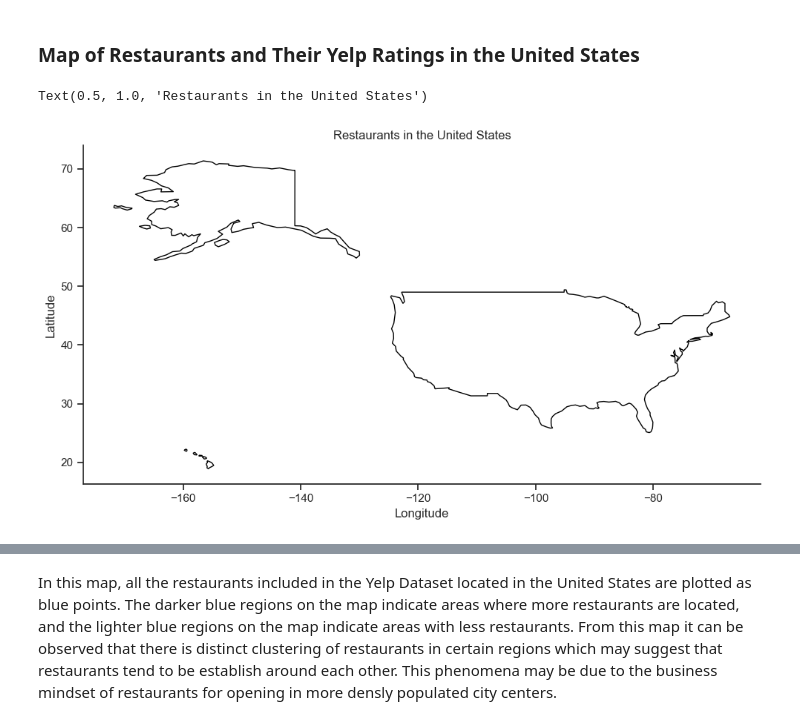
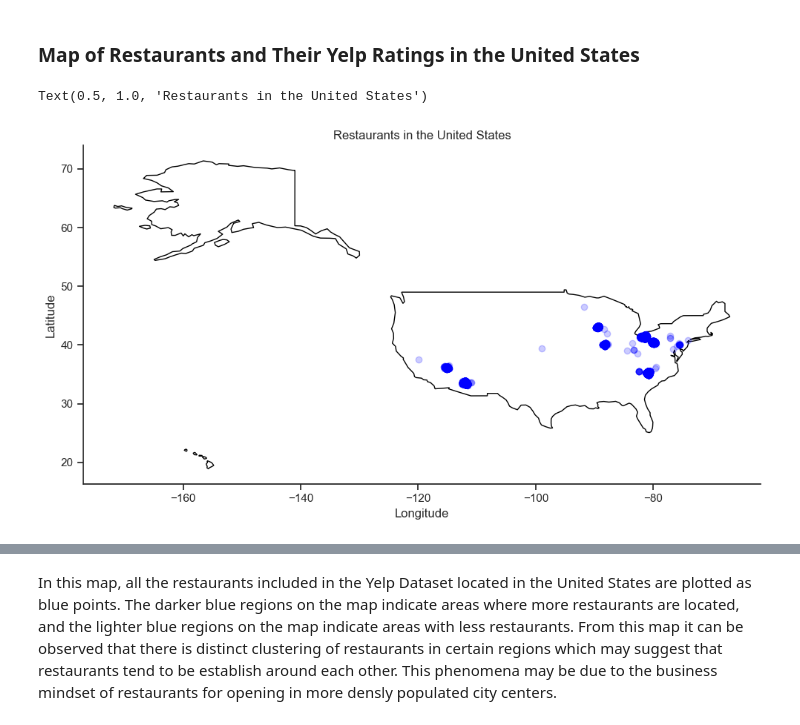
Before and after one commit to vvickychan/yelp-code, a Jupyter notebook: yelp.ipynb, the cells around one changed output, grey strips where cells are left out. Cells and saved outputs as stored; diff of their text form; code cells hidden in the pictures.

```diff
--- a/yelp.ipynb
+++ b/yelp.ipynb
@@ -650,26 +634,28 @@ plt.show()
 # %%
 world = gpd.read_file(gpd.datasets.get_path("naturalearth_lowres"))
 world = world.set_index("iso_a3")
+
+states_interested = ['AZ', 'PA', 'SC', 'IL', 'NC', 'NV', 'OH', 'WI']
 
 # plotting a worldmap
 fig, gax = plt.subplots(figsize=(10,10))
 world.query("name == 'United States of America'").plot(ax=gax, edgecolor='black',color='white', markersize=5)
 
 # restaurants
-df = df2_business[df2_business.state.isin(us_states)]
+df = df2_business[df2_business.state.isin(states_interested)]
 df["coordinates"] = list(zip(df.longitude, df.latitude))
 df["coordinates"] = df["coordinates"].apply(Point)
 gdf = gpd.GeoDataFrame(df, geometry="coordinates")
 
 gdf.plot(ax=gax, color='blue', alpha = 0.2)
 
 # labeling the map
 gax.set_xlabel('Longitude')
 gax.set_ylabel('Latitude')
 
 gax.spines['top'].set_visible(False)
 gax.spines['right'].set_visible(False)
 gax.set_title('Restaurants in the United States')
 # %% [output]
 Text(0.5, 1.0, 'Restaurants in the United States')
-[figure, old version]
+[figure, new version]
```
Also changed, not shown: parts of 9 cells of this notebook.
